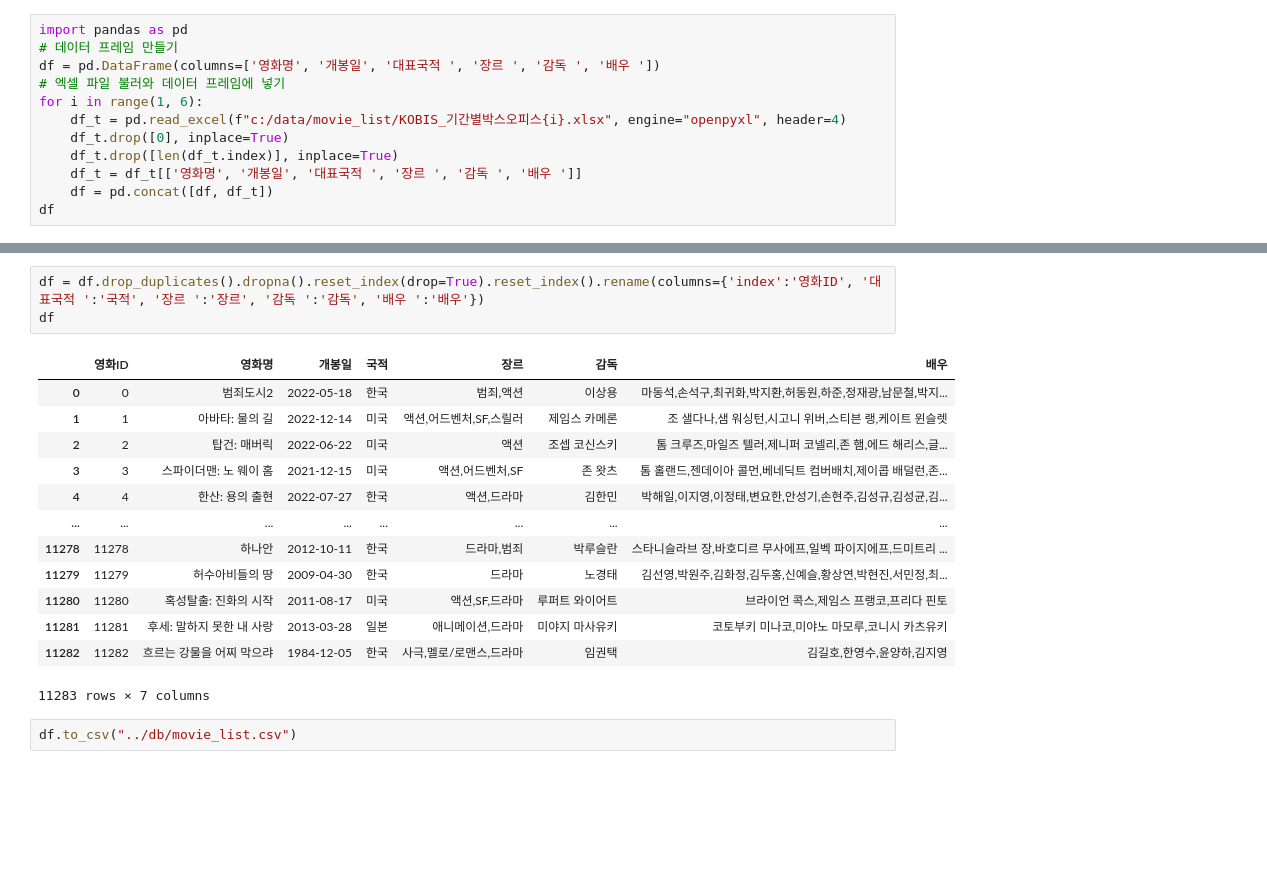
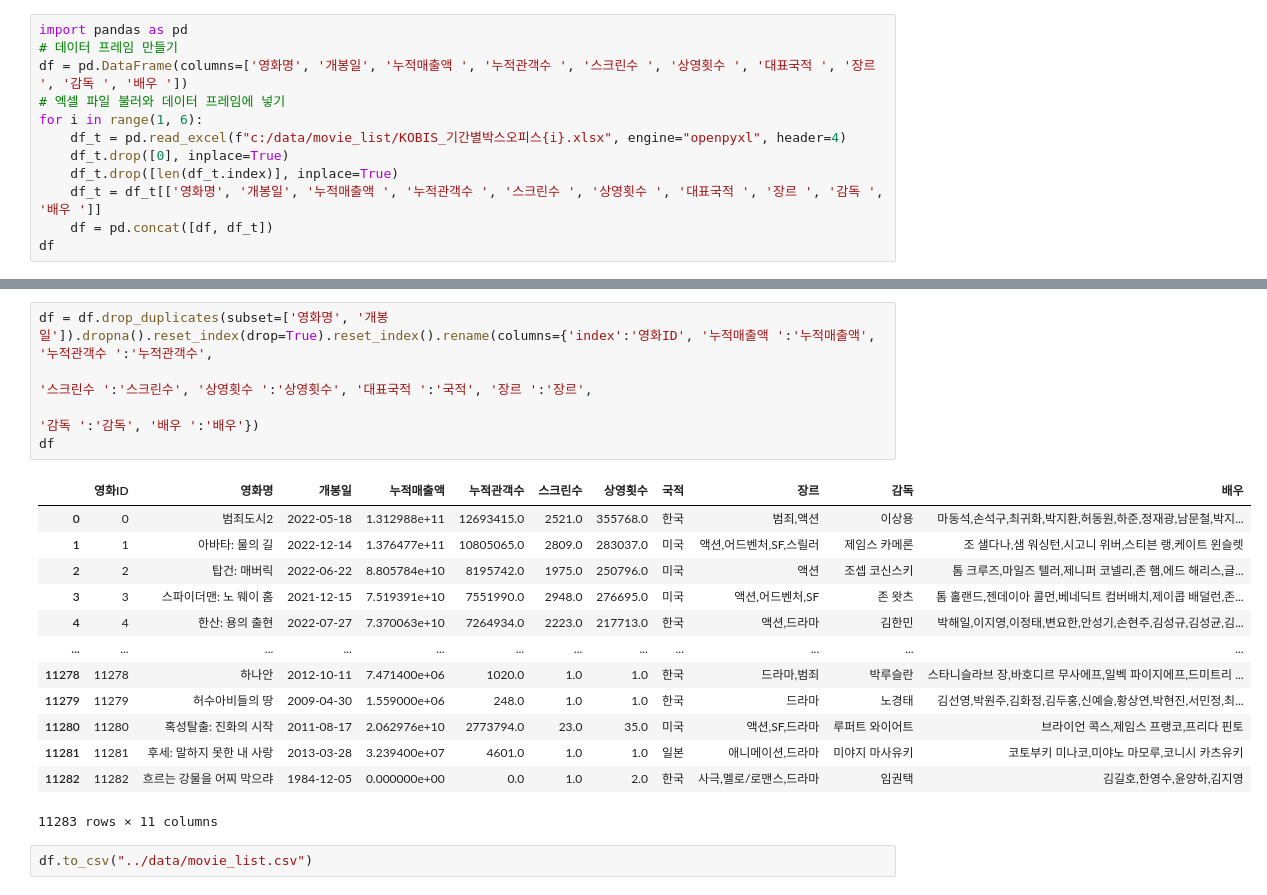
Before and after one commit to sangchun1/movie_rating_predict, a Jupyter notebook: crawling/movie_list.ipynb, the cells around one changed output, grey strips where cells are left out. Cells and saved outputs as stored; diff of their text form; blank space fills up the shorter version.

```diff
--- a/crawling/movie_list.ipynb
+++ b/crawling/movie_list.ipynb
@@ -1,13 +1,13 @@
 # %%
 import pandas as pd
 # 데이터 프레임 만들기
-df = pd.DataFrame(columns=['영화명', '개봉일', '대표국적 ', '장르 ', '감독 ', '배우 '])
+df = pd.DataFrame(columns=['영화명', '개봉일', '누적매출액 ', '누적관객수 ', '스크린수 ', '상영횟수 ', '대표국적 ', '장르 ', '감독 ', '배우 '])
 # 엑셀 파일 불러와 데이터 프레임에 넣기
 for i in range(1, 6):
     df_t = pd.read_excel(f"c:/data/movie_list/KOBIS_기간별박스오피스{i}.xlsx", engine="openpyxl", header=4)
     df_t.drop([0], inplace=True)
     df_t.drop([len(df_t.index)], inplace=True)
-    df_t = df_t[['영화명', '개봉일', '대표국적 ', '장르 ', '감독 ', '배우 ']]
+    df_t = df_t[['영화명', '개봉일', '누적매출액 ', '누적관객수 ', '스크린수 ', '상영횟수 ', '대표국적 ', '장르 ', '감독 ', '배우 ']]
     df = pd.concat([df, df_t])
 df
 # %% [output]
@@ -31,19 +43,21 @@ df.duplicated().sum()
 # %%
-df = df.drop_duplicates().dropna().reset_index(drop=True).reset_index().rename(columns={'index':'영화ID', '대표국적 ':'국적', '장르 ':'장르', '감독 ':'감독', '배우 ':'배우'})
+df = df.drop_duplicates(subset=['영화명', '개봉일']).dropna().reset_index(drop=True).reset_index().rename(columns={'index':'영화ID', '누적매출액 ':'누적매출액', '누적관객수 ':'누적관객수',
+                                                                                                             '스크린수 ':'스크린수', '상영횟수 ':'상영횟수', '대표국적 ':'국적', '장르 ':'장르',
+                                                                                                             '감독 ':'감독', '배우 ':'배우'})
 df
 # %% [output]
-|  | 영화ID | 영화명 | 개봉일 | 국적 | 장르 | 감독 | 배우 |
-| 0 | 0 | 범죄도시2 | 2022-05-18 | 한국 | 범죄,액션 | 이상용 | 마동석,손석구,최귀화,박지환,허동원,하준,정재광,남문철,박지... |
-| 1 | 1 | 아바타: 물의 길 | 2022-12-14 | 미국 | 액션,어드벤처,SF,스릴러 | 제임스 카메론 | 조 샐다나,샘 워싱턴,시고니 위버,스티븐 랭,케이트 윈슬렛 |
-| 2 | 2 | 탑건: 매버릭 | 2022-06-22 | 미국 | 액션 | 조셉 코신스키 | 톰 크루즈,마일즈 텔러,제니퍼 코넬리,존 햄,에드 해리스,글... |
-| 3 | 3 | 스파이더맨: 노 웨이 홈 | 2021-12-15 | 미국 | 액션,어드벤처,SF | 존 왓츠 | 톰 홀랜드,젠데이아 콜먼,베네딕트 컴버배치,제이콥 배덜런,존... |
-| 4 | 4 | 한산: 용의 출현 | 2022-07-27 | 한국 | 액션,드라마 | 김한민 | 박해일,이지영,이정태,변요한,안성기,손현주,김성규,김성균,김... |
-| ... | ... | ... | ... | ... | ... | ... | ... |
-| 11278 | 11278 | 하나안 | 2012-10-11 | 한국 | 드라마,범죄 | 박루슬란 | 스타니슬라브 장,바호디르 무사에프,일벡 파이지에프,드미트리 ... |
-| 11279 | 11279 | 허수아비들의 땅 | 2009-04-30 | 한국 | 드라마 | 노경태 | 김선영,박원주,김화정,김두홍,신예슬,황상연,박현진,서민정,최... |
-| 11280 | 11280 | 혹성탈출: 진화의 시작 | 2011-08-17 | 미국 | 액션,SF,드라마 | 루퍼트 와이어트 | 브라이언 콕스,제임스 프랭코,프리다 핀토 |
-| 11281 | 11281 | 후세: 말하지 못한 내 사랑 | 2013-03-28 | 일본 | 애니메이션,드라마 | 미야지 마사유키 | 코토부키 미나코,미야노 마모루,코니시 카츠유키 |
-| 11282 | 11282 | 흐르는 강물을 어찌 막으랴 | 1984-12-05 | 한국 | 사극,멜로/로맨스,드라마 | 임권택 | 김길호,한영수,윤양하,김지영 |
+|  | 영화ID | 영화명 | 개봉일 | 누적매출액 | 누적관객수 | 스크린수 | 상영횟수 | 국적 | 장르 | 감독 | 배우 |
+| 0 | 0 | 범죄도시2 | 2022-05-18 | 1.312988e+11 | 12693415.0 | 2521.0 | 355768.0 | 한국 | 범죄,액션 | 이상용 | 마동석,손석구,최귀화,박지환,허동원,하준,정재광,남문철,박지... |
+| 1 | 1 | 아바타: 물의 길 | 2022-12-14 | 1.376477e+11 | 10805065.0 | 2809.0 | 283037.0 | 미국 | 액션,어드벤처,SF,스릴러 | 제임스 카메론 | 조 샐다나,샘 워싱턴,시고니 위버,스티븐 랭,케이트 윈슬렛 |
+| 2 | 2 | 탑건: 매버릭 | 2022-06-22 | 8.805784e+10 | 8195742.0 | 1975.0 | 250796.0 | 미국 | 액션 | 조셉 코신스키 | 톰 크루즈,마일즈 텔러,제니퍼 코넬리,존 햄,에드 해리스,글... |
+| 3 | 3 | 스파이더맨: 노 웨이 홈 | 2021-12-15 | 7.519391e+10 | 7551990.0 | 2948.0 | 276695.0 | 미국 | 액션,어드벤처,SF | 존 왓츠 | 톰 홀랜드,젠데이아 콜먼,베네딕트 컴버배치,제이콥 배덜런,존... |
+| 4 | 4 | 한산: 용의 출현 | 2022-07-27 | 7.370063e+10 | 7264934.0 | 2223.0 | 217713.0 | 한국 | 액션,드라마 | 김한민 | 박해일,이지영,이정태,변요한,안성기,손현주,김성규,김성균,김... |
+| ... | ... | ... | ... | ... | ... | ... | ... | ... | ... | ... | ... |
+| 11278 | 11278 | 하나안 | 2012-10-11 | 7.471400e+06 | 1020.0 | 1.0 | 1.0 | 한국 | 드라마,범죄 | 박루슬란 | 스타니슬라브 장,바호디르 무사에프,일벡 파이지에프,드미트리 ... |
+| 11279 | 11279 | 허수아비들의 땅 | 2009-04-30 | 1.559000e+06 | 248.0 | 1.0 | 1.0 | 한국 | 드라마 | 노경태 | 김선영,박원주,김화정,김두홍,신예슬,황상연,박현진,서민정,최... |
+| 11280 | 11280 | 혹성탈출: 진화의 시작 | 2011-08-17 | 2.062976e+10 | 2773794.0 | 23.0 | 35.0 | 미국 | 액션,SF,드라마 | 루퍼트 와이어트 | 브라이언 콕스,제임스 프랭코,프리다 핀토 |
+| 11281 | 11281 | 후세: 말하지 못한 내 사랑 | 2013-03-28 | 3.239400e+07 | 4601.0 | 1.0 | 1.0 | 일본 | 애니메이션,드라마 | 미야지 마사유키 | 코토부키 미나코,미야노 마모루,코니시 카츠유키 |
+| 11282 | 11282 | 흐르는 강물을 어찌 막으랴 | 1984-12-05 | 0.000000e+00 | 0.0 | 1.0 | 2.0 | 한국 | 사극,멜로/로맨스,드라마 | 임권택 | 김길호,한영수,윤양하,김지영 |
-11283 rows × 7 columns
+11283 rows × 11 columns
 # %%
-df.to_csv("../db/movie_list.csv")
+df.to_csv("../data/movie_list.csv")
```
Also changed, not shown: parts of 3 cells of this notebook, 13 other files.
